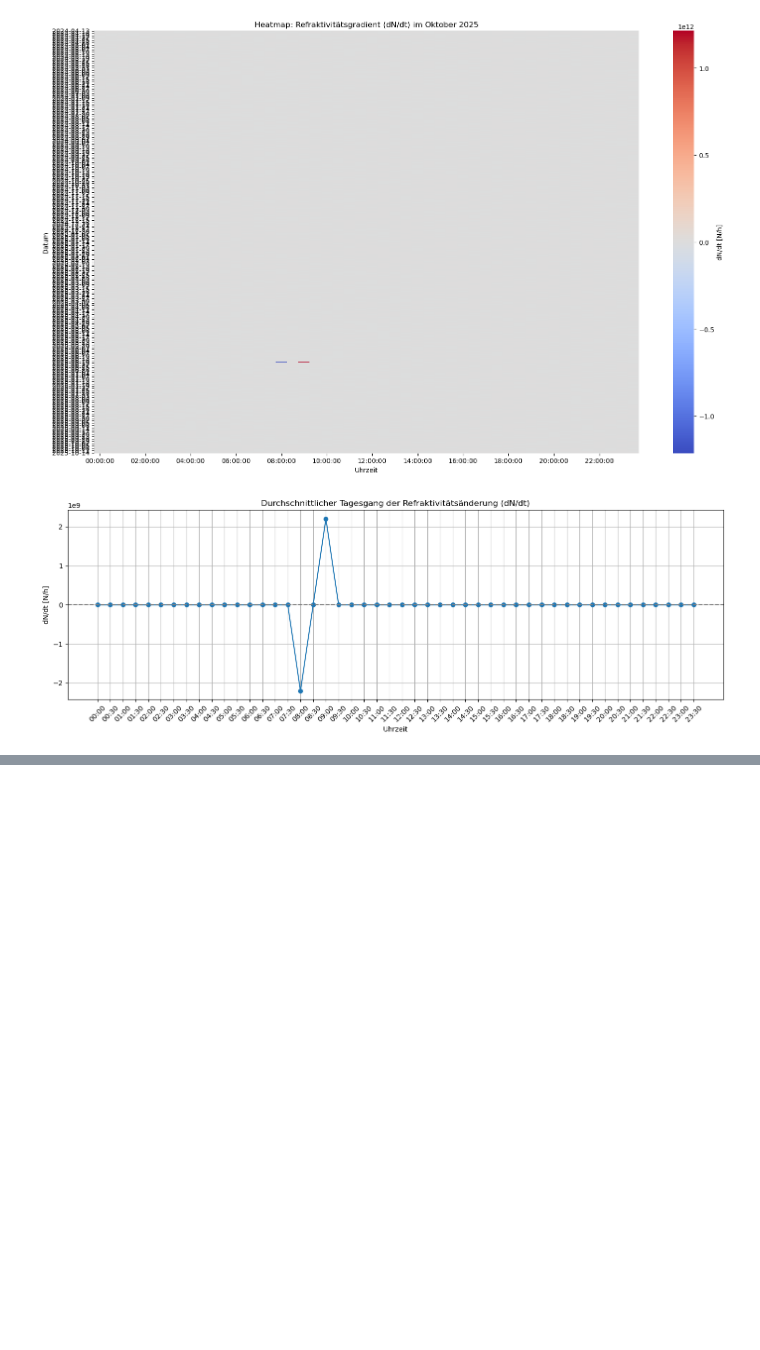
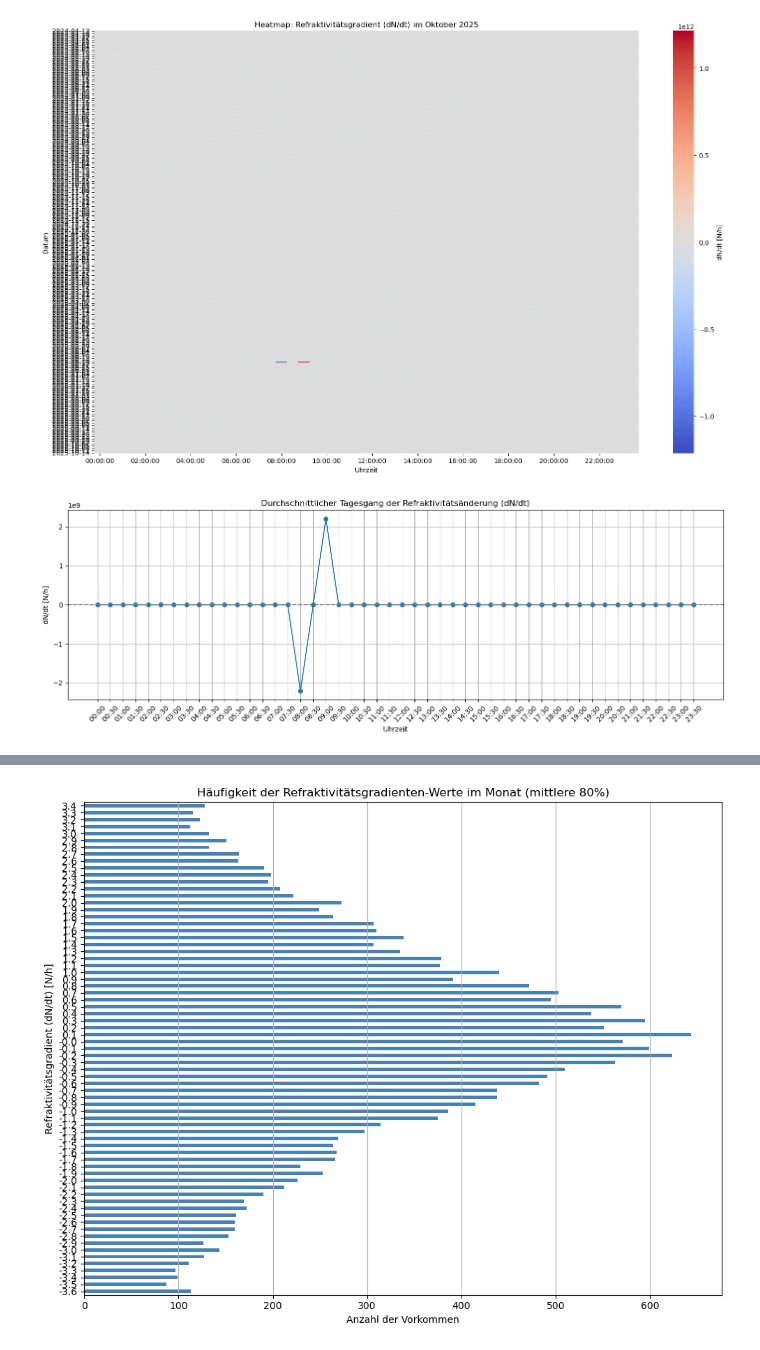
Before and after one commit to c4ristian/wetter, a Jupyter notebook: notebooks/ben.ipynb, the cells around one changed output, grey strips where cells are left out. Drawn from its saved outputs; the diff is of its cells as text; code cells hidden in the pictures; blank space fills up the shorter version.

```diff
--- a/notebooks/ben.ipynb
+++ b/notebooks/ben.ipynb
@@ -583,0 +602,22 @@ fig.show()
+# %%
+# kumulative Verteilung berechnen (nach sortierten Index)
+cum_dist = value_counts.cumsum() / value_counts.sum()
+
+# Grenzen finden: z.B. 10% und 90% Quantil (du kannst auch andere wählen)
+lower_bound = cum_dist[cum_dist >= 0.10].index[0]
+upper_bound = cum_dist[cum_dist <= 0.90].index[-1]
+
+# Werte filtern, die zwischen diesen Grenzen liegen
+filtered_counts = value_counts.loc[lower_bound:upper_bound]
+
+# Plot horizontal
+plt.figure(figsize=(10, 8))
+filtered_counts.plot(kind='barh', color='steelblue')
+plt.xlabel('Anzahl der Vorkommen')
+plt.ylabel('Refraktivitätsgradient (dN/dt) [N/h]')
+plt.title('Häufigkeit der Refraktivitätsgradienten-Werte im Monat (mittlere 80%)')
+plt.grid(axis='x')
+plt.tight_layout()
+plt.show()
+# %% [output]
+[figure, added]
```
Also changed, not shown: parts of 1 cell of this notebook.
